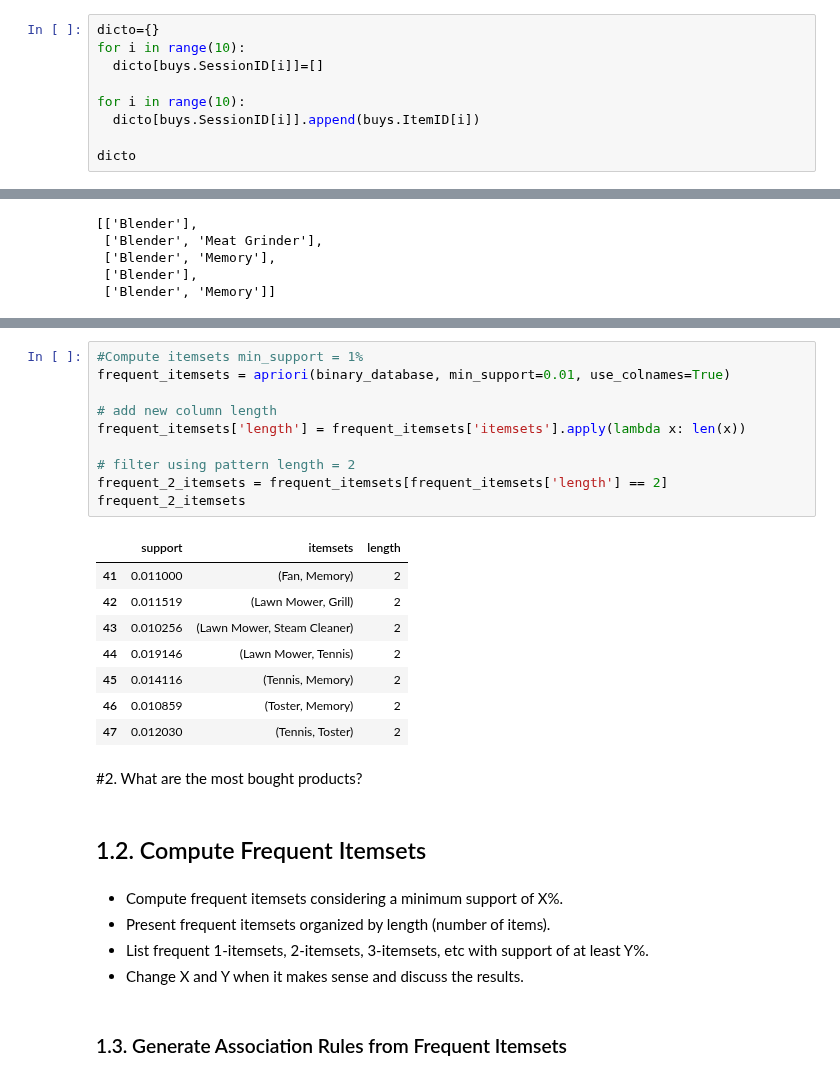
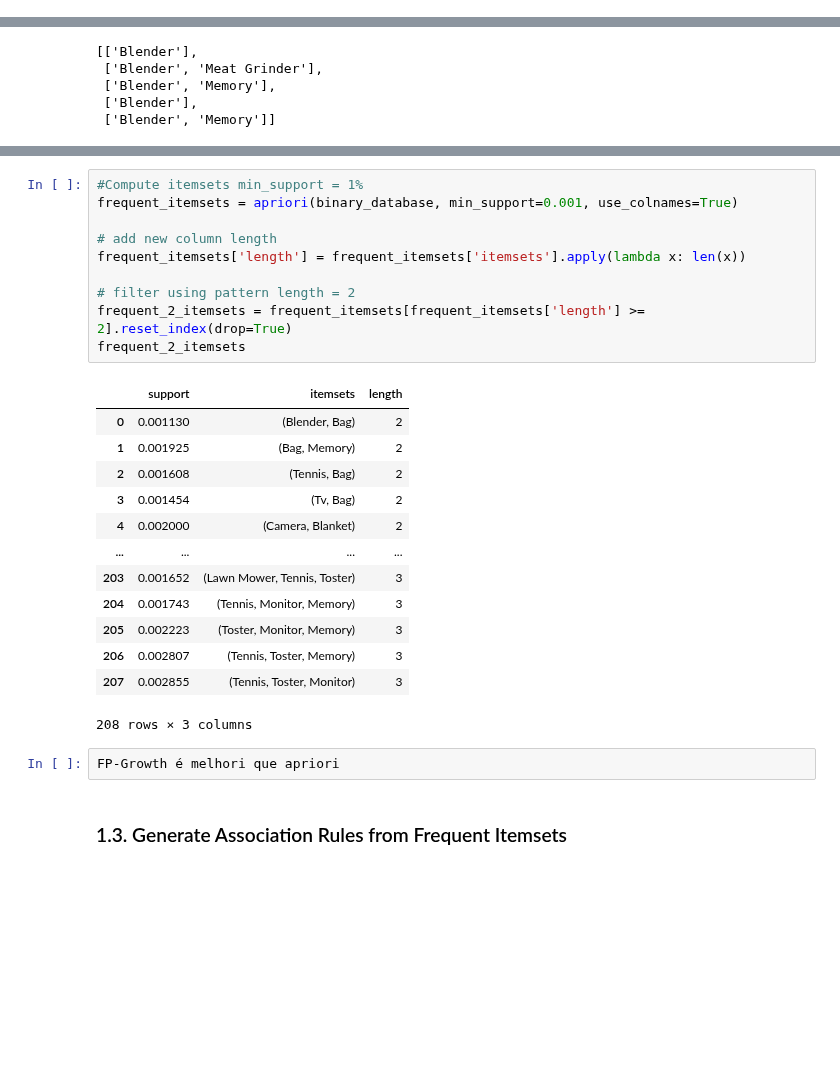
Before and after one commit to flpsantos3/PD_01, a Jupyter notebook: PD_202021_P1.ipynb, the cells around one changed output, grey strips where cells are left out. Cells and saved outputs as stored; diff of their text form; blank space fills up the shorter version.

```diff
--- a/PD_202021_P1.ipynb
+++ b/PD_202021_P1.ipynb
@@ -241,12 +241,3 @@ quantities.head(10)
 | 9 | accessories.bag | 5066 |
 # %% [markdown]
 The most bought product category are Blenders
-# %%
-dicto={}
-for i in range(10):
-  dicto[buys.SessionID[i]]=[]
-
-for i in range(10):
-  dicto[buys.SessionID[i]].append(buys.ItemID[i])
-
-dicto
@@ -317,33 +297,30 @@ binary_database.head(5)
 5 rows × 121 columns
 # %%
 #Compute itemsets min_support = 1%
-frequent_itemsets = apriori(binary_database, min_support=0.01, use_colnames=True)
+frequent_itemsets = apriori(binary_database, min_support=0.001, use_colnames=True)
 
 # add new column length
 frequent_itemsets['length'] = frequent_itemsets['itemsets'].apply(lambda x: len(x))
 
 # filter using pattern length = 2
-frequent_2_itemsets = frequent_itemsets[frequent_itemsets['length'] == 2]
+frequent_2_itemsets = frequent_itemsets[frequent_itemsets['length'] >= 2].reset_index(drop=True)
 frequent_2_itemsets
 # %% [output]
 |  | support | itemsets | length |
-| 41 | 0.011000 | (Fan, Memory) | 2 |
-| 42 | 0.011519 | (Lawn Mower, Grill) | 2 |
-| 43 | 0.010256 | (Lawn Mower, Steam Cleaner) | 2 |
-| 44 | 0.019146 | (Lawn Mower, Tennis) | 2 |
-| 45 | 0.014116 | (Tennis, Memory) | 2 |
-| 46 | 0.010859 | (Toster, Memory) | 2 |
-| 47 | 0.012030 | (Tennis, Toster) | 2 |
+| 0 | 0.001130 | (Blender, Bag) | 2 |
+| 1 | 0.001925 | (Bag, Memory) | 2 |
+| 2 | 0.001608 | (Tennis, Bag) | 2 |
+| 3 | 0.001454 | (Tv, Bag) | 2 |
+| 4 | 0.002000 | (Camera, Blanket) | 2 |
+| ... | ... | ... | ... |
+| 203 | 0.001652 | (Lawn Mower, Tennis, Toster) | 3 |
+| 204 | 0.001743 | (Tennis, Monitor, Memory) | 3 |
+| 205 | 0.002223 | (Toster, Monitor, Memory) | 3 |
+| 206 | 0.002807 | (Tennis, Toster, Memory) | 3 |
+| 207 | 0.002855 | (Tennis, Toster, Monitor) | 3 |
+208 rows × 3 columns
-# %% [markdown]
-
-#2. What are the most bought products?
-# %% [markdown]
-## 1.2. Compute Frequent Itemsets
-# %% [markdown]
-* Compute frequent itemsets considering a minimum support of X%.
-* Present frequent itemsets organized by length (number of items).
-* List frequent 1-itemsets, 2-itemsets, 3-itemsets, etc with support of at least Y%.
-* Change X and Y when it makes sense and discuss the results.
+# %%
+FP-Growth é melhori que apriori
 # %% [markdown]
 ### 1.3. Generate Association Rules from Frequent Itemsets
 # %% [markdown]
```
Also changed, not shown: parts of 6 cells of this notebook.
